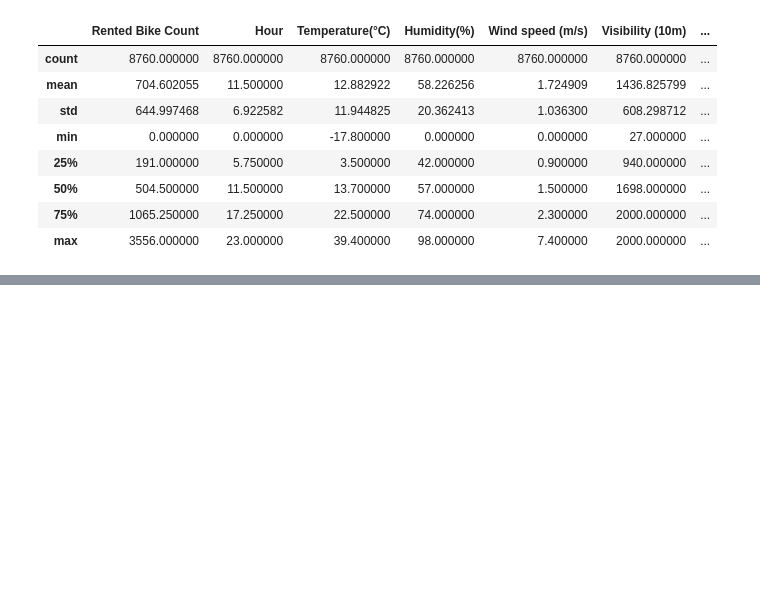
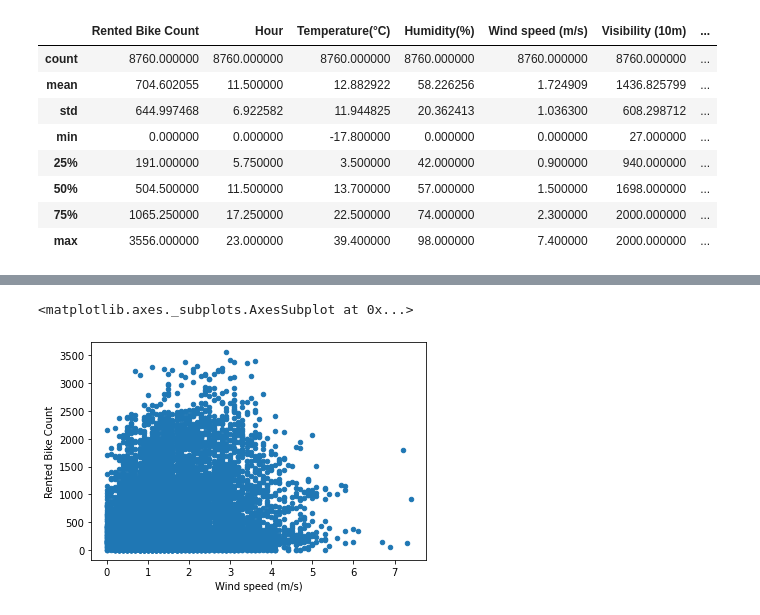
Before and after one commit to AjaharDaroga/Bike_Shearing_Demand_Prediction, a Jupyter notebook: Bike_Sharing_Demand_Prediction.ipynb, the cells around one changed output, grey strips where cells are left out. Cells and saved outputs as stored; diff of their text form; code cells hidden in the pictures; blank space fills up the shorter version.

```diff
--- a/Bike_Sharing_Demand_Prediction.ipynb
+++ b/Bike_Sharing_Demand_Prediction.ipynb
@@ -136,0 +159,7 @@ df.describe()
+# %%
+#scatter plot Temperature(°C)/Rented Bike Count
+data = pd.concat([df['Rented Bike Count'], df['Wind speed (m/s)']], axis=1)
+data.plot.scatter(x='Wind speed (m/s)', y='Rented Bike Count')
+# %% [output]
+<matplotlib.axes._subplots.AxesSubplot at 0x...>
+[figure, added]
```
Also changed, not shown: parts of 28 cells of this notebook.
